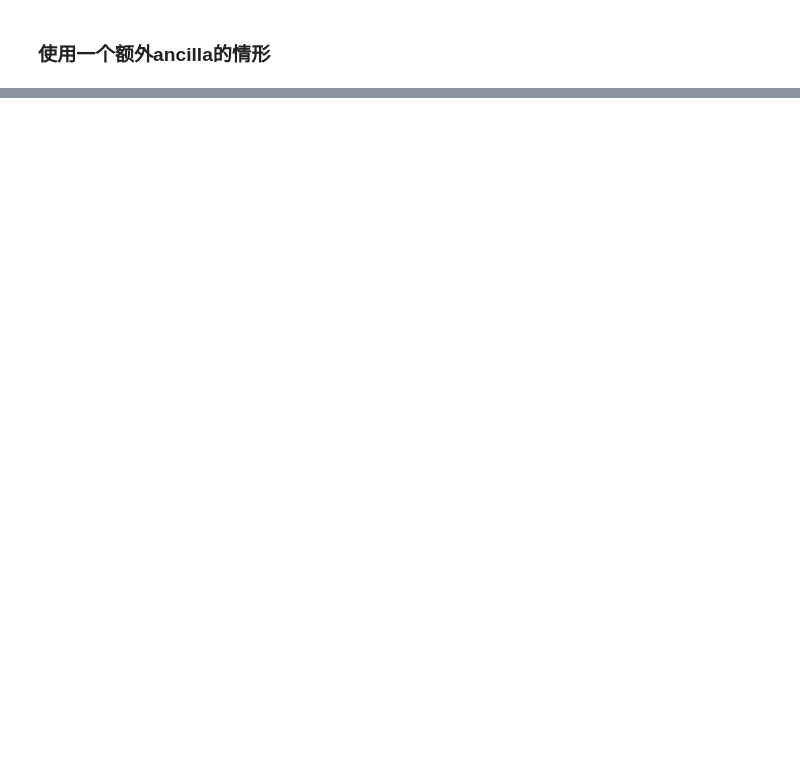
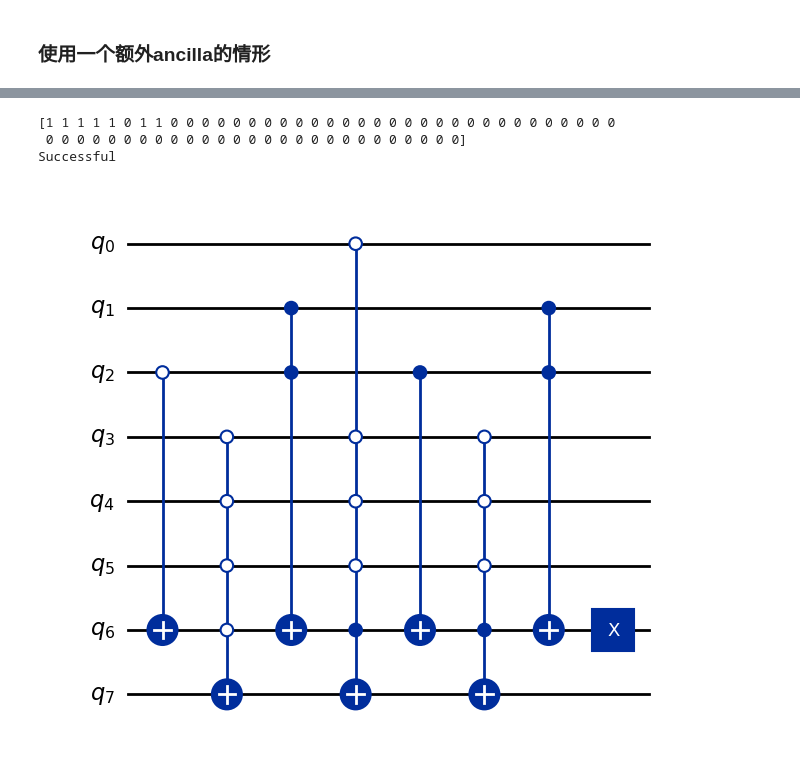
Before and after one commit to Veriqc/LimTDD_Oracle_Syn, a Jupyter notebook: Oracle_Syn2.ipynb, the cells around one changed output, grey strips where cells are left out. Saved outputs shown, nothing was run; the diff lists cells and outputs as text; code cells hidden in the pictures; blank space fills up the shorter version.

```diff
--- a/Oracle_Syn2.ipynb
+++ b/Oracle_Syn2.ipynb
@@ -182,0 +198,10 @@ cir_qis.draw('mpl')
+# %%
+cir_n = mcx_opt_pass(cir)
+verify_success(cir_n,data,n)
+cir_qis2 = cir_n.to_qis_cir()
+cir_qis2.draw('mpl')
+# %% [output]
+[1 1 1 1 1 0 1 1 0 0 0 0 0 0 0 0 0 0 0 0 0 0 0 0 0 0 0 0 0 0 0 0 0 0 0 0 0
+ 0 0 0 0 0 0 0 0 0 0 0 0 0 0 0 0 0 0 0 0 0 0 0 0 0 0 0]
+Successful
+[figure, added]
```
Also changed, not shown: parts of 3 cells of this notebook, 3 other files.
